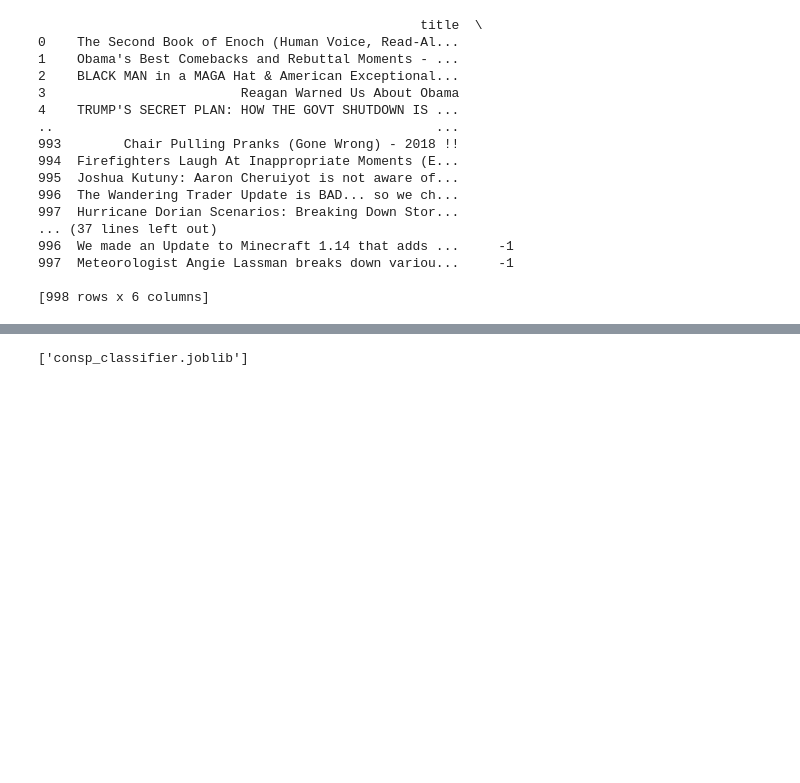
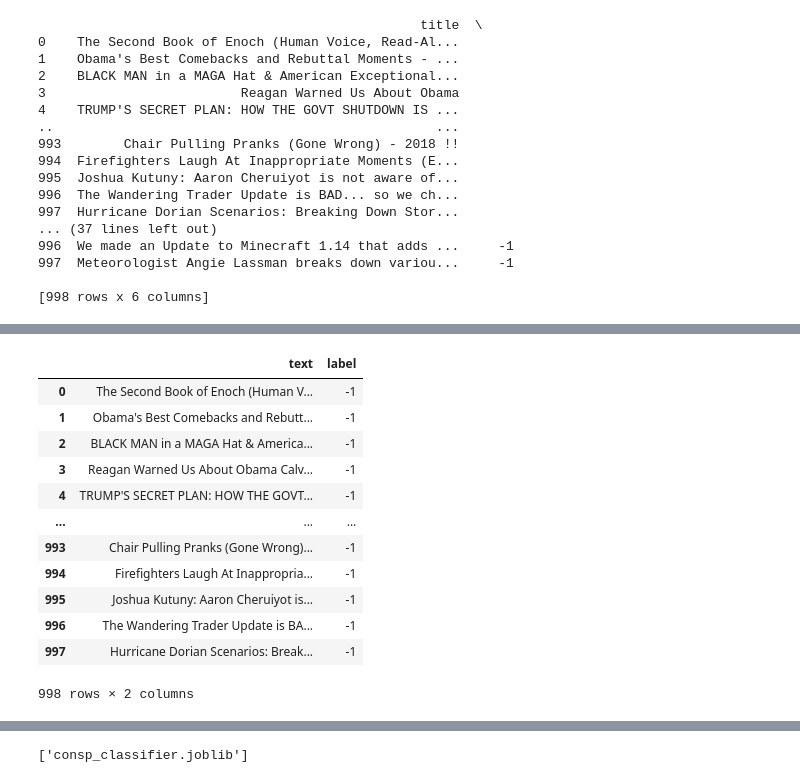
Before and after one commit to Zagitalc/consp, a Jupyter notebook: web2/clasifier2.ipynb, the cells around one changed output, grey strips where cells are left out. Cells and saved outputs as stored; diff of their text form; code cells hidden in the pictures; blank space fills up the shorter version.

```diff
--- a/web2/clasifier2.ipynb
+++ b/web2/clasifier2.ipynb
@@ -99,2 +95,36 @@ print(new_dataframe)
+# %%
+
+
+
+# Convert the data to a pandas DataFrame
+df_concat = pd.DataFrame(columns=["text", "label"])
+
+
+for entry in new_df.index:
+    # print(df["title"].get(entry))
+    title=new_df["title"].get(entry)
+    channel_title=new_df["channel_title"].get(entry)
+    tags=" ".join(new_df["tags"].get(entry ,[]))
+    description=new_df["description"].get(entry)
+    label=new_df["label"].get(entry)
+
+    concat_text = f"{title} {channel_title} {tags} {description}"
+    df_concat = df_concat.append({"text": concat_text, "label": label}, ignore_index=True)
+# df_concatenated.to_excel('output_file.xlsx', index=False)
+df_concat
+# %% [output]
+|  | text | label |
+| 0 | The Second Book of Enoch (Human V... | -1 |
+| 1 | Obama's Best Comebacks and Rebutt... | -1 |
+| 2 | BLACK MAN in a MAGA Hat & America... | -1 |
+| 3 | Reagan Warned Us About Obama Calv... | -1 |
+| 4 | TRUMP'S SECRET PLAN: HOW THE GOVT... | -1 |
+| ... | ... | ... |
+| 993 | Chair Pulling Pranks (Gone Wrong)... | -1 |
+| 994 | Firefighters Laugh At Inappropria... | -1 |
+| 995 | Joshua Kutuny: Aaron Cheruiyot is... | -1 |
+| 996 | The Wandering Trader Update is BA... | -1 |
+| 997 | Hurricane Dorian Scenarios: Break... | -1 |
+998 rows × 2 columns
 # %%
 
```
Also changed, not shown: parts of 9 cells of this notebook, 1 other file.
